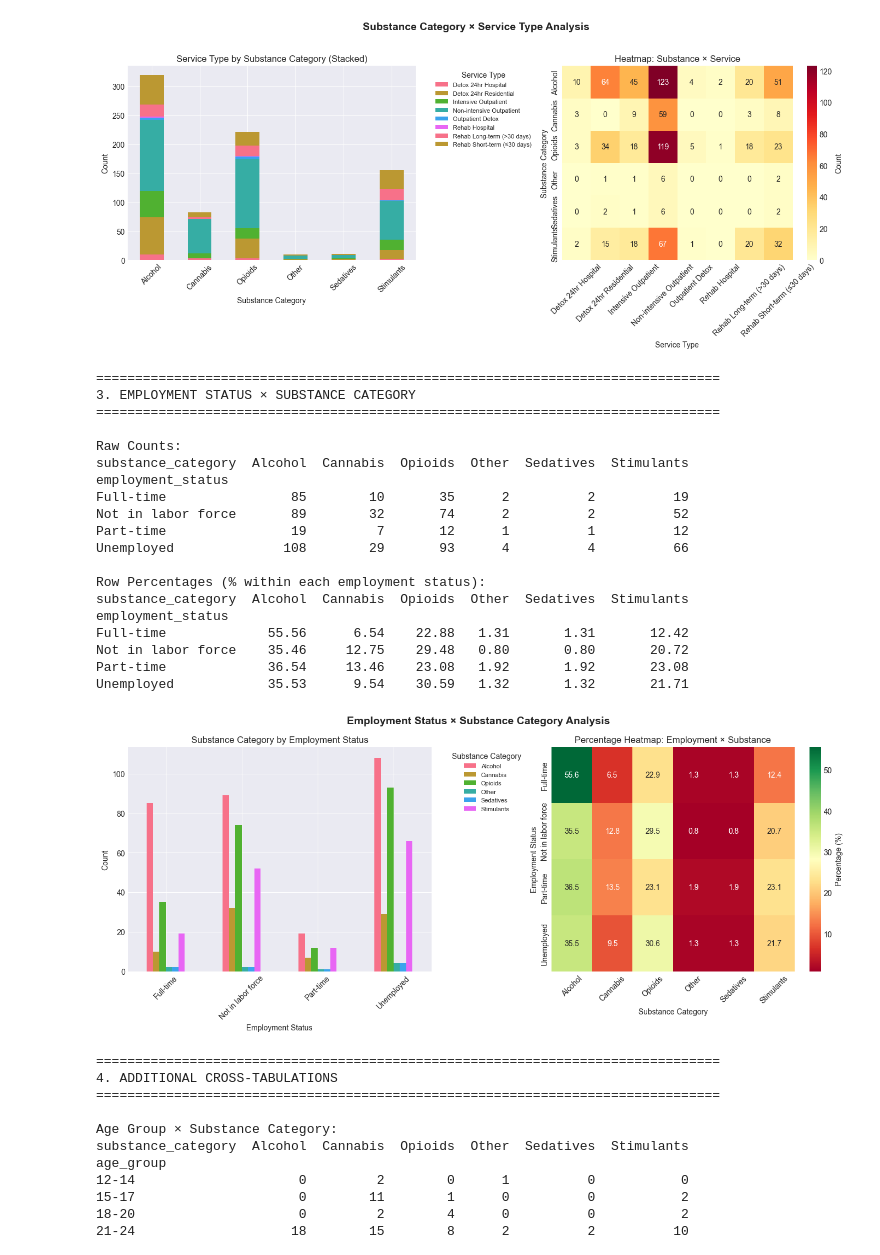
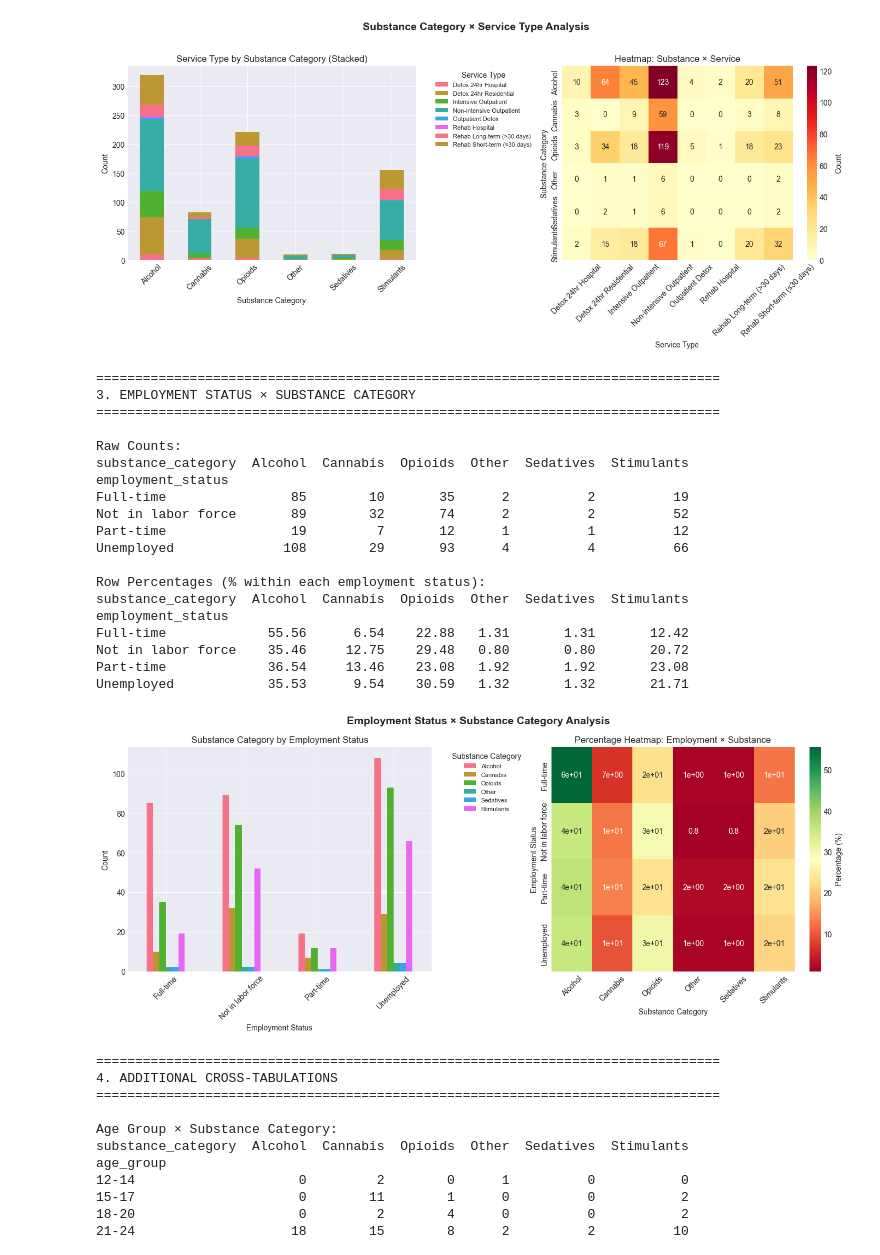
Before and after one commit to Moe-phantom/ELO2_Asclepios_Ai, a Jupyter notebook: 3_data_exploration/tedsexploration.ipynb, the cells around one changed output. Cells and saved outputs as stored; diff of their text form; code cells hidden in the pictures.

```diff
--- a/3_data_exploration/tedsexploration.ipynb
+++ b/3_data_exploration/tedsexploration.ipynb
@@ -429,7 +429,7 @@ continuous_cols = ["years_using", "number_of_substances"]
 
 for col in continuous_cols:
     if col in df.columns:
-        print(f"\n{col.replace('_', ' ').title()} Statistics:")
+        print("\n{col.replace('_', ' ').title()} Statistics:")
         print(df[col].describe())
 
 # Visualizations
@@ -444,7 +444,7 @@ if "years_using" in df.columns:
         df["years_using"].median(),
         color="red",
         linestyle="--",
-        label=f"Median: {df['years_using'].median():.1f}",
+        label="Median: {df['years_using'].median():.1f}",
     )
     axes[0].legend()
 
@@ -768,7 +768,7 @@ if "employment_status" in df.columns and "substance_category" in df.columns:
     sns.heatmap(
         row_pct3,
         annot=True,
-        fmt=".1f",
+        fmt=".1",
         cmap="RdYlGn",
         ax=axes[1],
         cbar_kws={"label": "Percentage (%)"},
@@ -778,34 +778,34 @@ if "employment_status" in df.columns and "substance_category" in df.columns:
     axes[1].set_title("Percentage Heatmap: Employment × Substance")
     axes[1].tick_params(axis="x", rotation=45)
 
     plt.suptitle(
         "Employment Status × Substance Category Analysis",
         fontsize=14,
         fontweight="bold",
     )
     plt.tight_layout()
     plt.show()
 # %% [output]
 ================================================================================
 3. EMPLOYMENT STATUS × SUBSTANCE CATEGORY
 ================================================================================
 
 Raw Counts:
 substance_category  Alcohol  Cannabis  Opioids  Other  Sedatives  Stimulants
 employment_status
 Full-time                85        10       35      2          2          19
 Not in labor force       89        32       74      2          2          52
 Part-time                19         7       12      1          1          12
 Unemployed              108        29       93      4          4          66
 
 Row Percentages (% within each employment status):
 substance_category  Alcohol  Cannabis  Opioids  Other  Sedatives  Stimulants
 employment_status
 Full-time             55.56      6.54    22.88   1.31       1.31       12.42
 Not in labor force    35.46     12.75    29.48   0.80       0.80       20.72
 Part-time             36.54     13.46    23.08   1.92       1.92       23.08
 Unemployed            35.53      9.54    30.59   1.32       1.32       21.71
-[figure, old version]
+[figure, new version]
 # %%
 # 3. Age group × Substance category
 print("\n" + "=" * 80)
```
Also changed, not shown: parts of 8 cells of this notebook, 1 other file.
